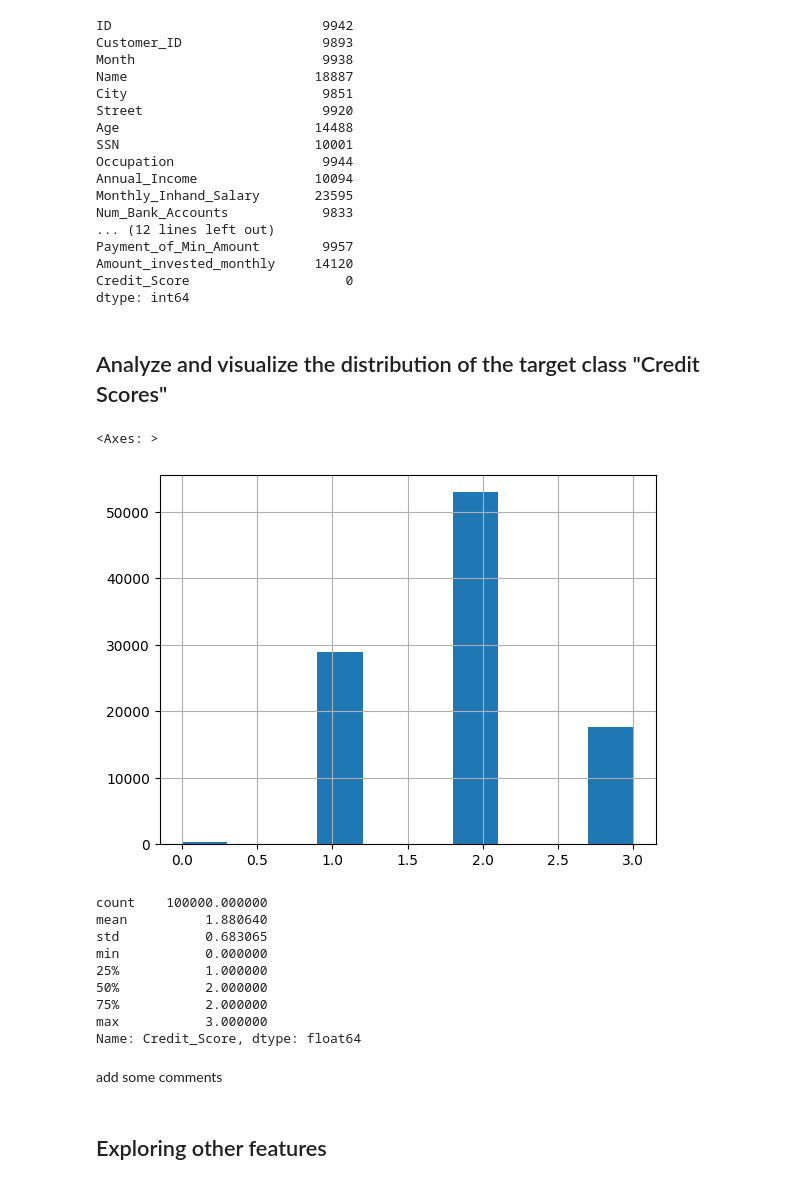
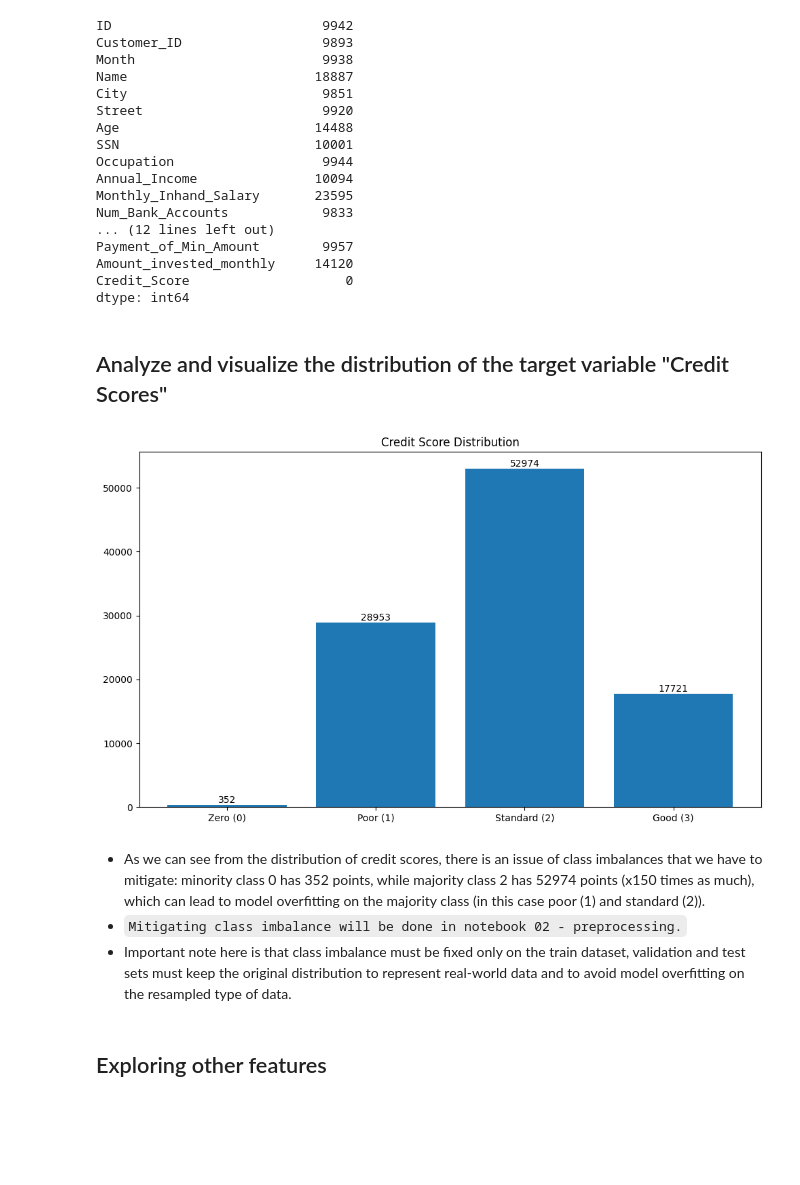
Before and after one commit to Simone-meli25/Credit_Score_Classification, a Jupyter notebook: notebooks/01_eda.ipynb, the cells around one changed output. Cells and saved outputs as stored; diff of their text form; code cells hidden in the pictures; blank space fills up the shorter version.

```diff
--- a/notebooks/01_eda.ipynb
+++ b/notebooks/01_eda.ipynb
@@ -81,26 +81,36 @@ Amount_invested_monthly     14120
 Credit_Score                    0
 dtype: int64
 # %% [markdown]
-## Analyze and visualize the distribution of the target class "Credit Scores"
+## Analyze and visualize the distribution of the target variable "Credit Scores"
-# %%
-df['Credit_Score'].hist()
-# %% [output]
-<Axes: >
-[figure, removed]
-# %%
-df['Credit_Score'].describe()
-# %% [output]
-count    100000.000000
-mean          1.880640
-std           0.683065
-min           0.000000
-25%           1.000000
-50%           2.000000
-75%           2.000000
-max           3.000000
-Name: Credit_Score, dtype: float64
-# %% [markdown]
-add some comments
+# %%
+from matplotlib import pyplot as plt
+
+# Count the number of each credit score levels
+credit_score_counts = df['Credit_Score'].value_counts().sort_index()
+
+# Visualize the distribution
+plt.figure(figsize=(10, 6))
+bars = plt.bar(['Zero (0)', 'Poor (1)', 'Standard (2)', 'Good (3)'],
+        [credit_score_counts.get(0, 0),
+         credit_score_counts.get(1, 0),
+         credit_score_counts.get(2, 0),
+         credit_score_counts.get(3, 0)])
+
+# Add count labels on top of each bar
+for bar in bars:
+    height = bar.get_height()
+    plt.text(bar.get_x() + bar.get_width()/2., height + 0.1,
+             f'{int(height)}', ha='center', va='bottom')
+
+plt.title('Credit Score Distribution')
+plt.tight_layout()
+plt.show()
+# %% [output]
+[figure, added]
+# %% [markdown]
+- As we can see from the distribution of credit scores, there is an issue of class imbalances that we have to mitigate: minority class 0 has 352 points, while majority class 2 has 52974 points (x150 times as much), which can lead to model overfitting on the majority class (in this case poor (1) and standard (2)).
+- `Mitigating class imbalance will be done in notebook 02 - preprocessing.`
+- Important note here is that class imbalance must be fixed only on the train dataset, validation and test sets must keep the original distribution to represent real-world data and to avoid model overfitting on the resampled type of data.
 # %% [markdown]
 ## Exploring other features
 # %% [markdown]
```
Also changed, not shown: parts of 1 cell of this notebook, 10 other files.
